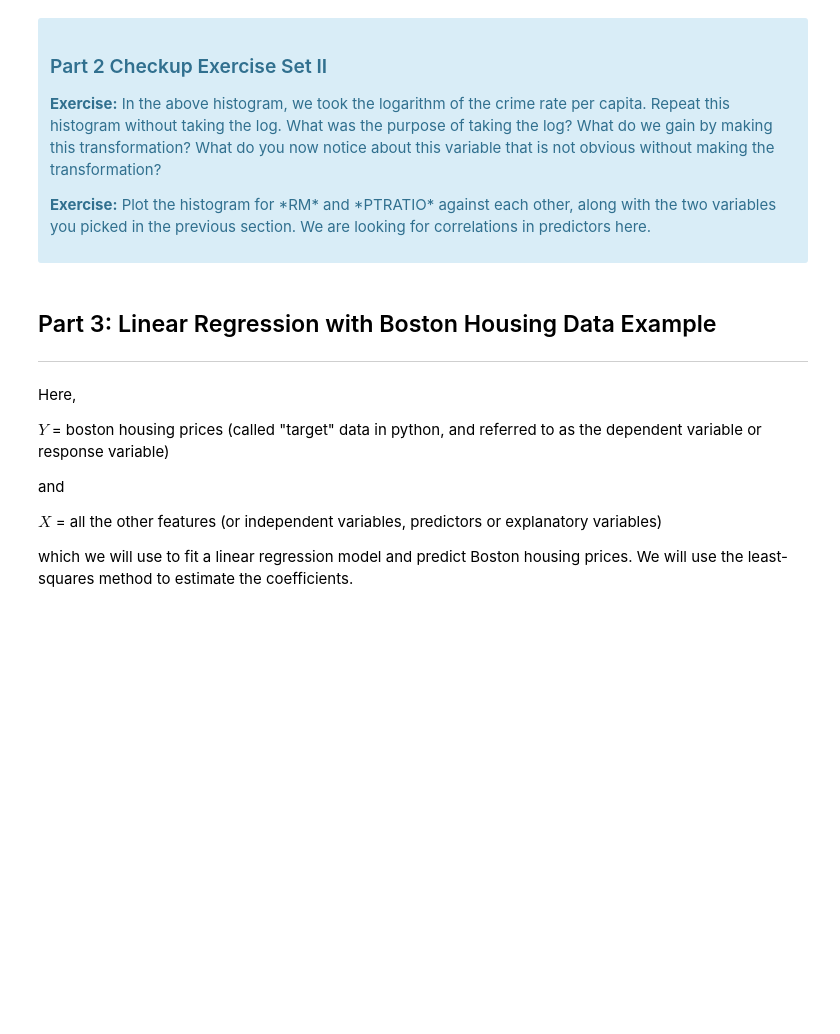
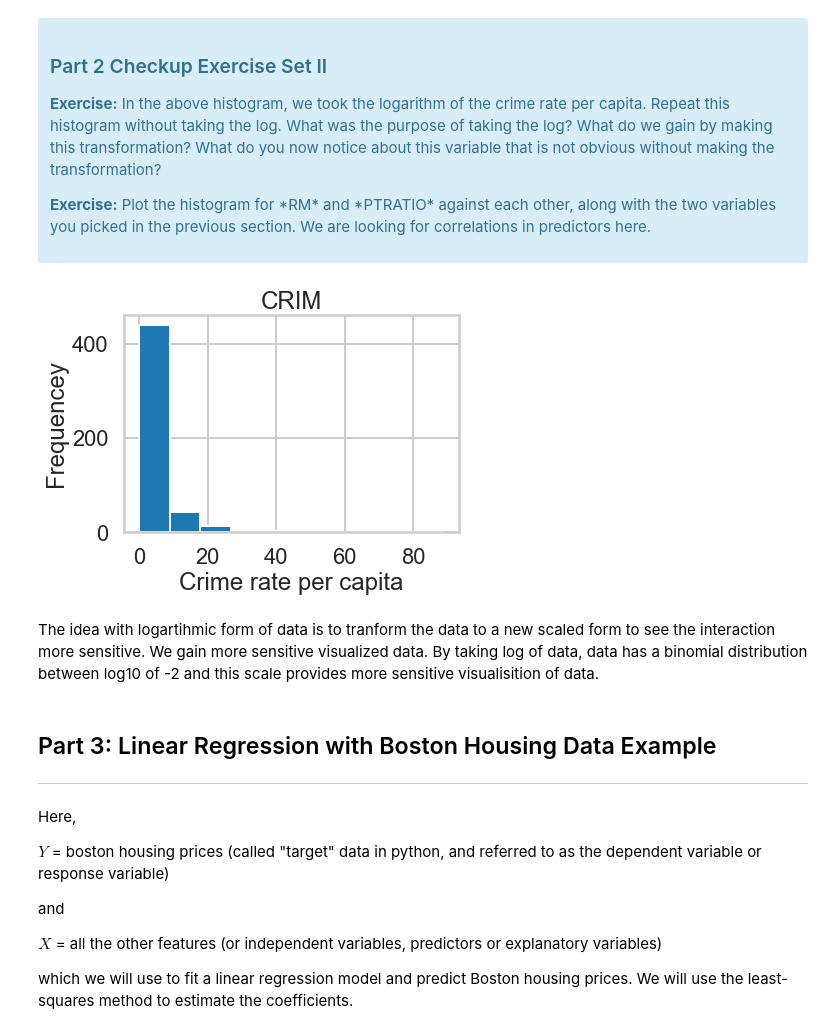
Before and after one commit to tamercetin/Linear-Regression-Using-Boston-Housing-Data-Set, a Jupyter notebook: linear_regression 3/Mini_Project_Linear_Regression.ipynb, the cells around one changed output. Cells and saved outputs as stored; diff of their text form; code cells hidden in the pictures; blank space fills up the shorter version.

```diff
--- a/linear_regression 3/Mini_Project_Linear_Regression.ipynb
+++ b/linear_regression 3/Mini_Project_Linear_Regression.ipynb
@@ -373,3 +371,16 @@ plt.show()
+# %%
+#your turn
+plt.hist(bos.CRIM)
+plt.title("CRIM")
+plt.xlabel("Crime rate per capita")
+plt.ylabel("Frequencey")
+plt.show()
+# %% [output]
+[figure, added]
+# %% [markdown]
+The idea with logartihmic form of data is to tranform the data to a new scaled form to see the interaction more sensitive.
+We gain more sensitive visualized data.
+By taking log of data, data has a binomial distribution between log10 of -2 and this scale provides more sensitive visualisition of data.
 # %% [markdown]
 ## Part 3: Linear Regression with Boston Housing Data Example
 ***
```
Also changed, not shown: parts of 42 cells of this notebook.
